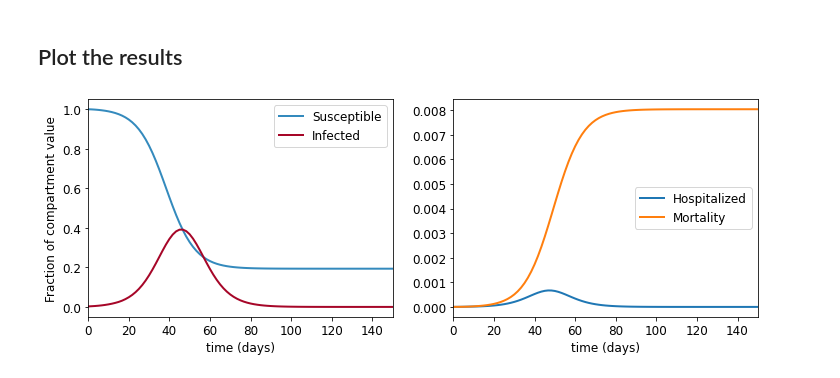
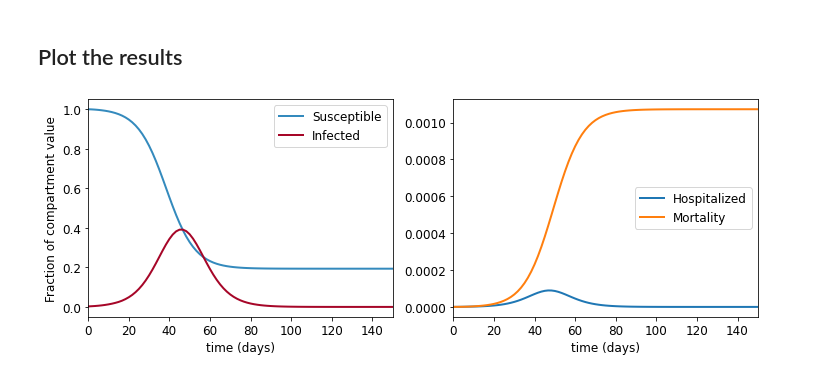
Before and after one commit to thecapitalistcycle/pyrossTSI, a Jupyter notebook: examples/deterministic/ex01.ipynb, the cells around one changed output. Saved outputs shown, nothing was run; the diff lists cells and outputs as text; code cells hidden in the pictures.

Commit message:
phi_alpha, p_alpha from user

```diff
--- a/examples/deterministic/ex01.ipynb
+++ b/examples/deterministic/ex01.ipynb
@@ -25,16 +25,35 @@ Ni = 10**6*np.ones(M)                        # Number of people in each age grou
 Np = sum(Ni)                                 # Total population size
 
 subclasses = ['Recovered', 'Hospitalized', 'Mortality']
-Nc = len(subclasses)
-Nk = 10                #Number of stages in Predictor/Corrector method
-Tc = T/2
+pR = 0.99*np.ones(M);  #probability of eventually recovering for each age class
+pH = 0.05*np.ones(M);  #probability of needing hospitalization for each age class
+pD = 1-pR;             #probability of death for each age class
 
-def contactMatrix(t):    return np.array([[4, 1],[1, 2]]);
+#prepare for a linear interpolating function evaluated at times:
+tsi_sc  =  np.array([0,   3.,    6.,    9.,   12,    T])
+
+phiR     = np.array([0,    0,    0.5,   3,     2,     0])  #rate of transferring to 'recovered' (arbitrary units)
+phiH_in  = np.array([0,    0,    1,     1,     0,     0])  #rate that people enter hospital     (arbitrary units)
+phiH_out = np.array([0,    0,    0,     1,     1,     0])  #rate that people enter hospital     (arbitrary units)
+phiD     = np.array([0,    0,    0,     1,     1,    .5])  #times at which a person dies        (arbitrary units)
+
+#combine hospital in/out to a single function for net change in hospitalized cases
+phiH = np.add(-phiH_out/np.trapz(phiH_out,tsi_sc),phiH_in/np.trapz(phiH_in,tsi_sc))
+
+#normalize all to one -- can then be rescaled by approprate pR, pH, pD, etc. at a later time
+phiR, phiH, phiD  = phiR/np.trapz(phiR,tsi_sc),  phiH/np.trapz(phiH_in,tsi_sc),  phiD/np.trapz(phiD,tsi_sc)
+
+#group them all together for later processing
+phi_alpha, p_alpha = np.array([phiR, phiH, phiD]), np.array([pR, pH, pD])
 # %%
-parameters = {'M':M, 'Ni':Ni, 'Nc':Nc, 'Nk':Nk, 'Tf':Tf, 'Tc':Tc, 'T':T, 'Td':Td,
+Nk = 10                #Number of stages in Predictor/Corrector method
+Tc = T/2
+def contactMatrix(t):    return np.array([[4, 1],[1, 2]]);
+
+parameters = {'M':M, 'Ni':Ni, 'Nc':len(subclasses), 'Nk':Nk, 'Tf':Tf, 'Tc':Tc, 'T':T, 'Td':Td,
               'tsi':tsi,'beta':beta,'tsi_sc':tsi_sc,'contactMatrix':contactMatrix}
 
-model = pyrosstsi.deterministic.Simulator(parameters, subclasses)
+model = pyrosstsi.deterministic.Simulator(parameters, phi_alpha, p_alpha)
 IC    = model.get_IC()
 data  = model.integrate(IC)
 # %% [markdown]
@@ -42,15 +61,15 @@ data  = model.integrate(IC)
 # %%
 t = data['t']; S_t = data['S_t']; I_t = data['I_t']; Ic_t = data['Ic_t']
 
 plt.figure(figsize=(12, 4)); plt.subplot(121)
 plt.plot(t*Tc,np.sum(S_t,0), color="#348ABD", lw=2, label = 'Susceptible')           #all susceptible
 plt.plot(t*Tc,np.sum(I_t,0), color="#A60628", lw=2, label = 'Infected')              #all Infected
 plt.xlabel('time (days)');       plt.xlim(0,Tf);
 plt.ylabel('Fraction of compartment value');   plt.legend()
 
 plt.subplot(122)
-for i in (1 + np.arange(Nc-1)):
+for i in (1 + np.arange(len(subclasses)-1)):
     plt.plot(Tc*t,np.sum(Ic_t[i,:,:],0), lw=2, label = subclasses[i])
 plt.legend(); plt.xlabel('time (days)'); plt.xlabel('time (days)'); plt.xlim(0,Tf);
 # %% [output]
-[figure, old version]
+[figure, new version]
```
Also changed, not shown: 1 other file.
